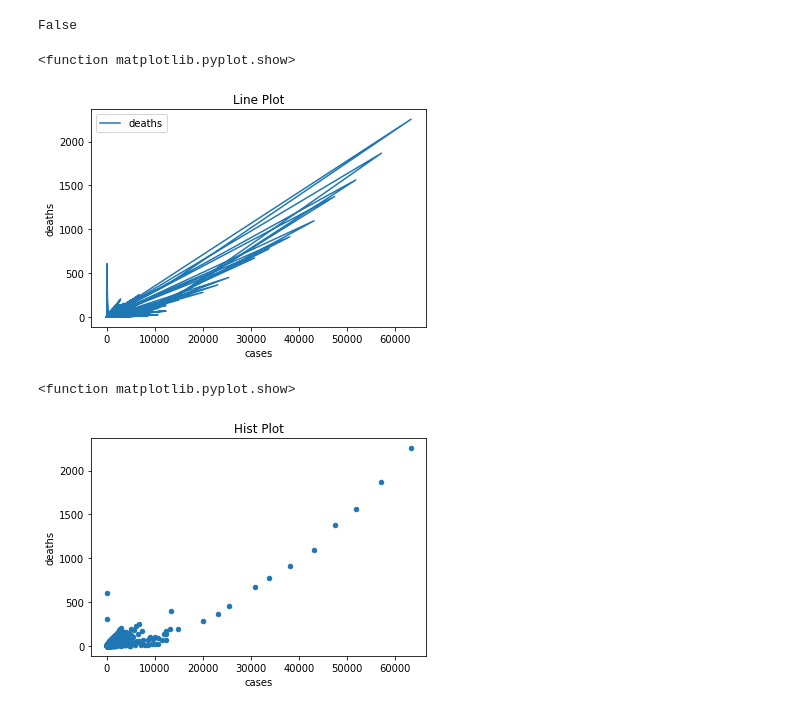
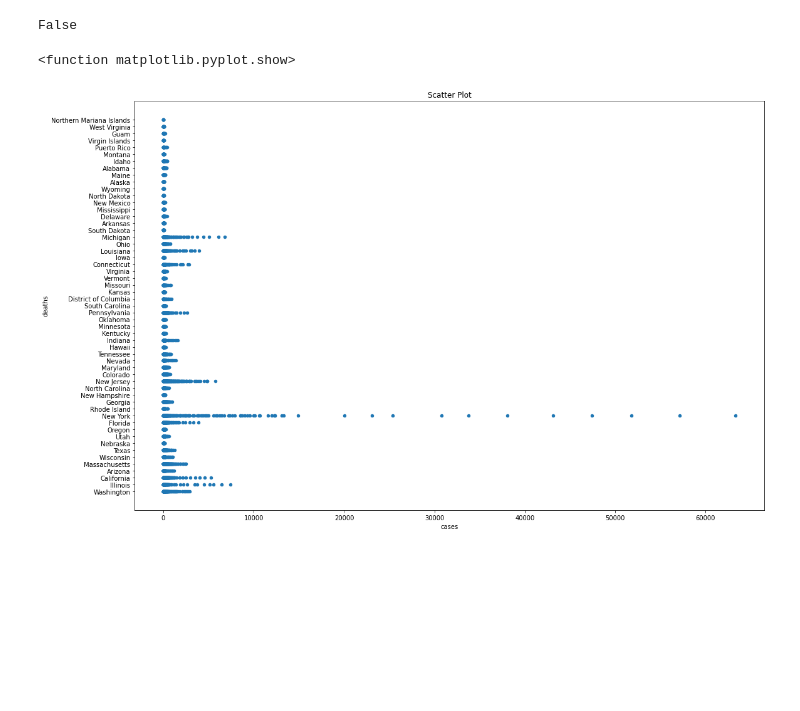
Before and after one commit to marcusmayo/Data-Visualizations, a Jupyter notebook: State_Scatterplot.ipynb, the cells around one changed output. Drawn from its saved outputs; the diff is of its cells as text; code cells hidden in the pictures; blank space fills up the shorter version.

```diff
--- a/State_Scatterplot.ipynb
+++ b/State_Scatterplot.ipynb
@@ -118,26 +118,14 @@ False
 # %%
 #Rename Dataframe to not overwrite original
 #Execute code
 #Pick two columns
-Counties3=Counties2.plot.line(x='cases', y='deaths')
+Counties3=Counties2.plot.scatter(x='cases', y='state')
 
-plt.title('Line Plot')
+plt.title('Scatter Plot')
 plt.xlabel('cases')
 plt.ylabel('deaths')
+plt.rcParams['figure.figsize']={18,12}
 plt.show
 # %% [output]
 <function matplotlib.pyplot.show>
-[figure, old version]
+[figure, new version]
-# %%
-#Rename Dataframe to not overwrite original
-#Execute code
-#Pick two columns
-Counties3=Counties2.plot.scatter(x='cases', y='deaths')
-
-plt.title('Hist Plot')
-plt.xlabel('cases')
-plt.ylabel('deaths')
-plt.show
-# %% [output]
-<function matplotlib.pyplot.show>
-[figure, removed]
```
Also changed, not shown: parts of 6 cells of this notebook.
